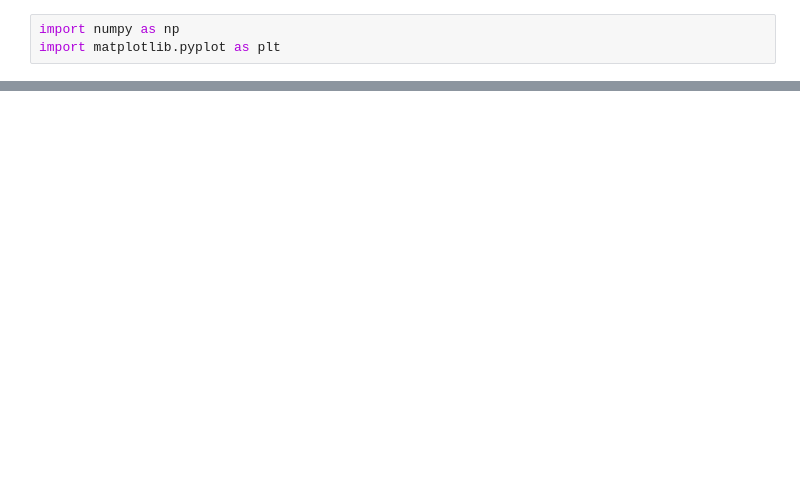
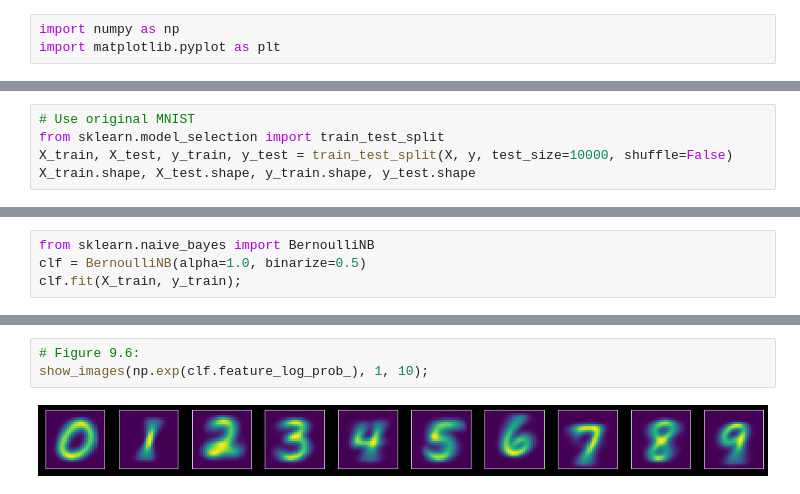
Before and after one commit to chofchof/probml, a Jupyter notebook: notebooks/book1/09/naive_bayes_mnist.ipynb, the cells around one changed output, grey strips where cells are left out. Saved outputs shown, nothing was run; the diff lists cells and outputs as text; blank space fills up the shorter version.

```diff
--- a/notebooks/book1/09/naive_bayes_mnist.ipynb
+++ b/notebooks/book1/09/naive_bayes_mnist.ipynb
@@ -153,0 +112,5 @@ np.count_nonzero(preds == y_test) / len(y_test)  # test accuracy
+# %%
+# Use original MNIST
+from sklearn.model_selection import train_test_split
+X_train, X_test, y_train, y_test = train_test_split(X, y, test_size=10000, shuffle=False)
+X_train.shape, X_test.shape, y_train.shape, y_test.shape
@@ -153,0 +119,4 @@ np.count_nonzero(preds == y_test) / len(y_test)  # test accuracy
+# %%
+from sklearn.naive_bayes import BernoulliNB
+clf = BernoulliNB(alpha=1.0, binarize=0.5)
+clf.fit(X_train, y_train);
@@ -153,0 +134,5 @@ np.count_nonzero(preds == y_test) / len(y_test)  # test accuracy
+# %%
+# Figure 9.6:
+show_images(np.exp(clf.feature_log_prob_), 1, 10);
+# %% [output]
+[figure, added]
```
Also changed, not shown: parts of 37 cells of this notebook.
